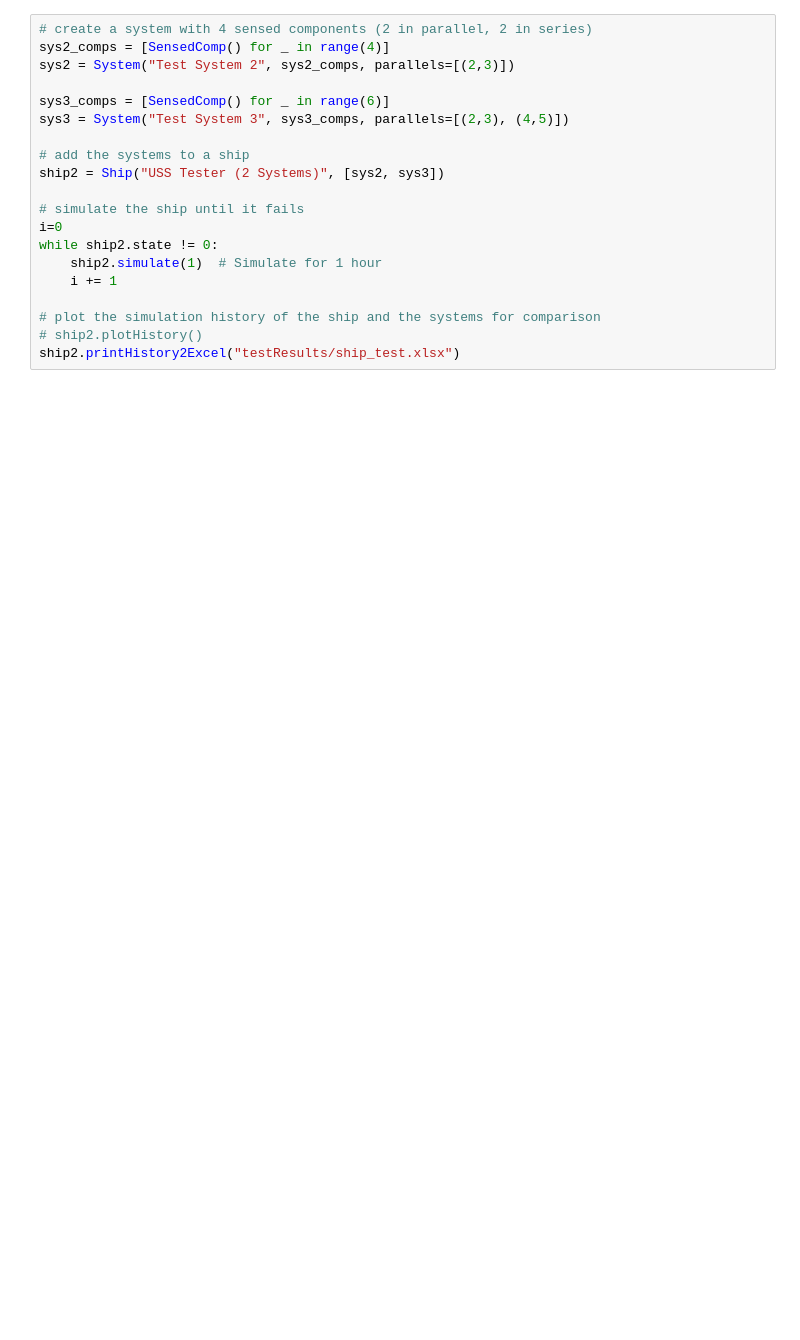
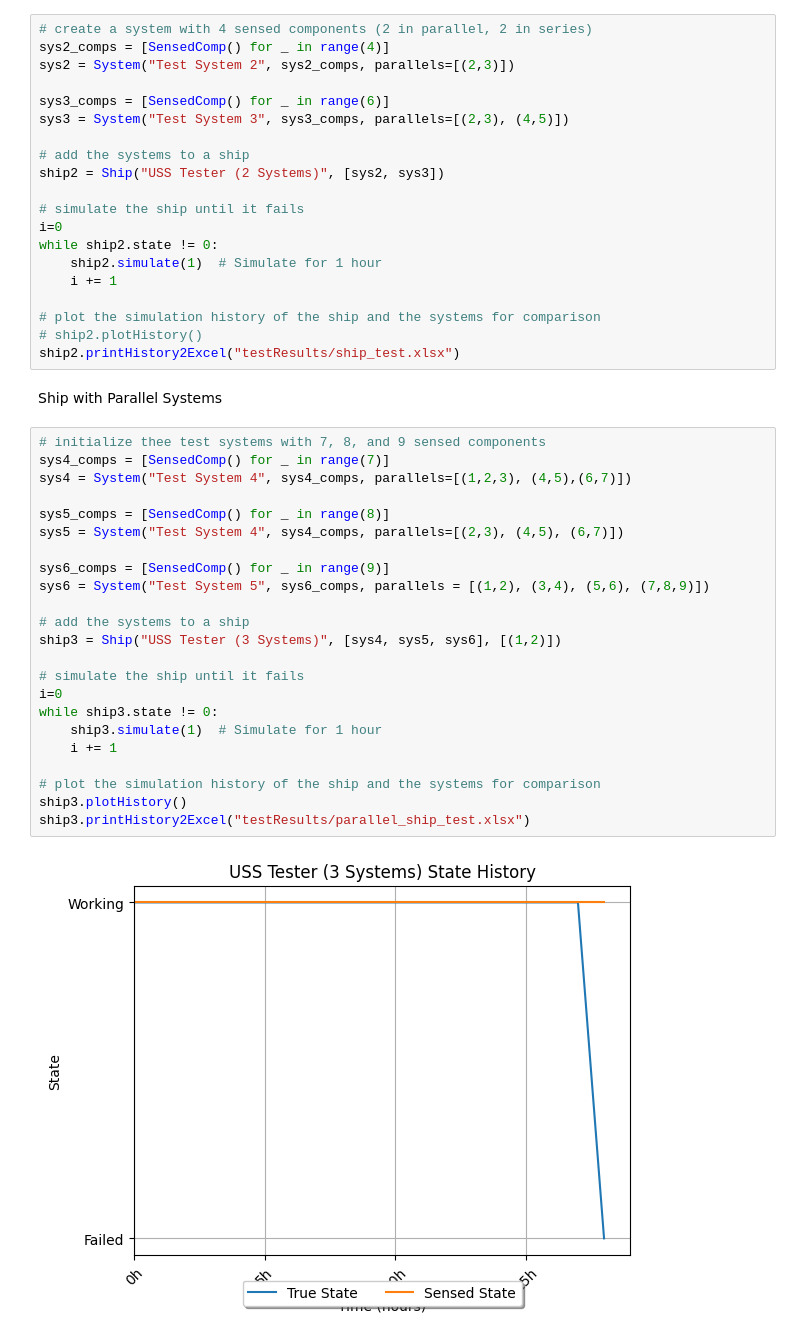
Before and after one commit to andreyaW/KISS, a Jupyter notebook: shipClassTests/ship_test.ipynb, the cells around one changed output. Saved outputs shown, nothing was run; the diff lists cells and outputs as text; blank space fills up the shorter version.

```diff
--- a/shipClassTests/ship_test.ipynb
+++ b/shipClassTests/ship_test.ipynb
@@ -54,3 +56,30 @@ while ship2.state != 0:
 # plot the simulation history of the ship and the systems for comparison
 # ship2.plotHistory()
 ship2.printHistory2Excel("testResults/ship_test.xlsx")
+# %% [markdown]
+Ship with Parallel Systems
+# %%
+# initialize thee test systems with 7, 8, and 9 sensed components
+sys4_comps = [SensedComp() for _ in range(7)]
+sys4 = System("Test System 4", sys4_comps, parallels=[(1,2,3), (4,5),(6,7)])
+
+sys5_comps = [SensedComp() for _ in range(8)]
+sys5 = System("Test System 4", sys4_comps, parallels=[(2,3), (4,5), (6,7)])
+
+sys6_comps = [SensedComp() for _ in range(9)]
+sys6 = System("Test System 5", sys6_comps, parallels = [(1,2), (3,4), (5,6), (7,8,9)])
+
+# add the systems to a ship
+ship3 = Ship("USS Tester (3 Systems)", [sys4, sys5, sys6], [(1,2)])
+
+# simulate the ship until it fails
+i=0
+while ship3.state != 0:
+    ship3.simulate(1)  # Simulate for 1 hour
+    i += 1
+
+# plot the simulation history of the ship and the systems for comparison
+ship3.plotHistory()
+ship3.printHistory2Excel("testResults/parallel_ship_test.xlsx")
+# %% [output]
+[figure, added]
```
Also changed, not shown: parts of 3 cells of this notebook, 9 other files.
